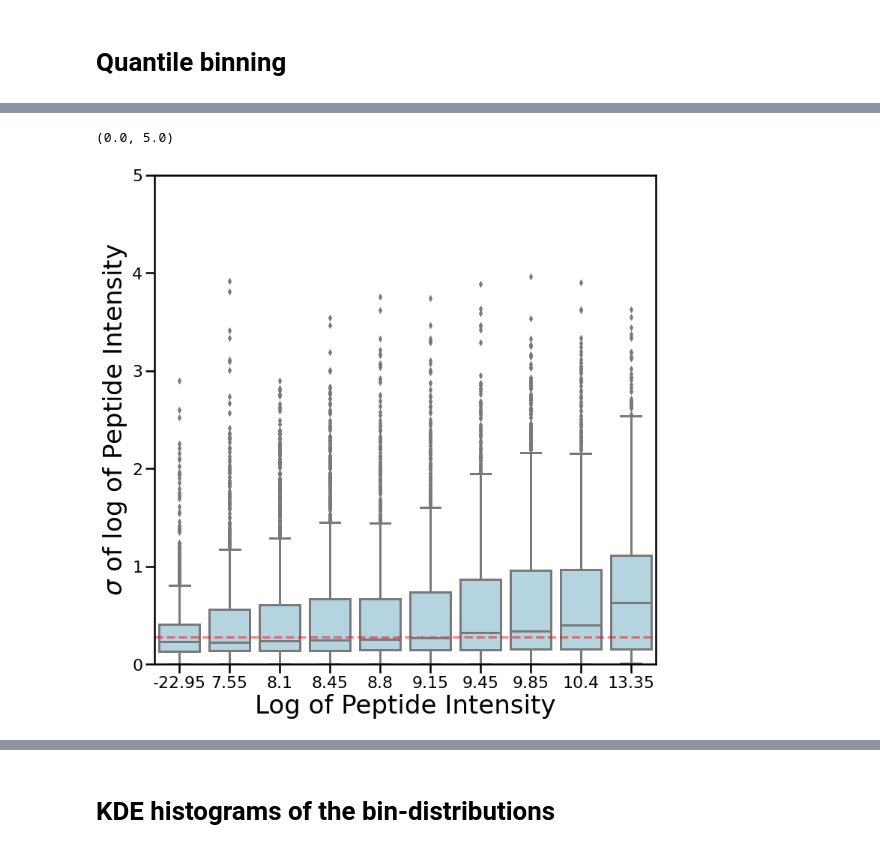
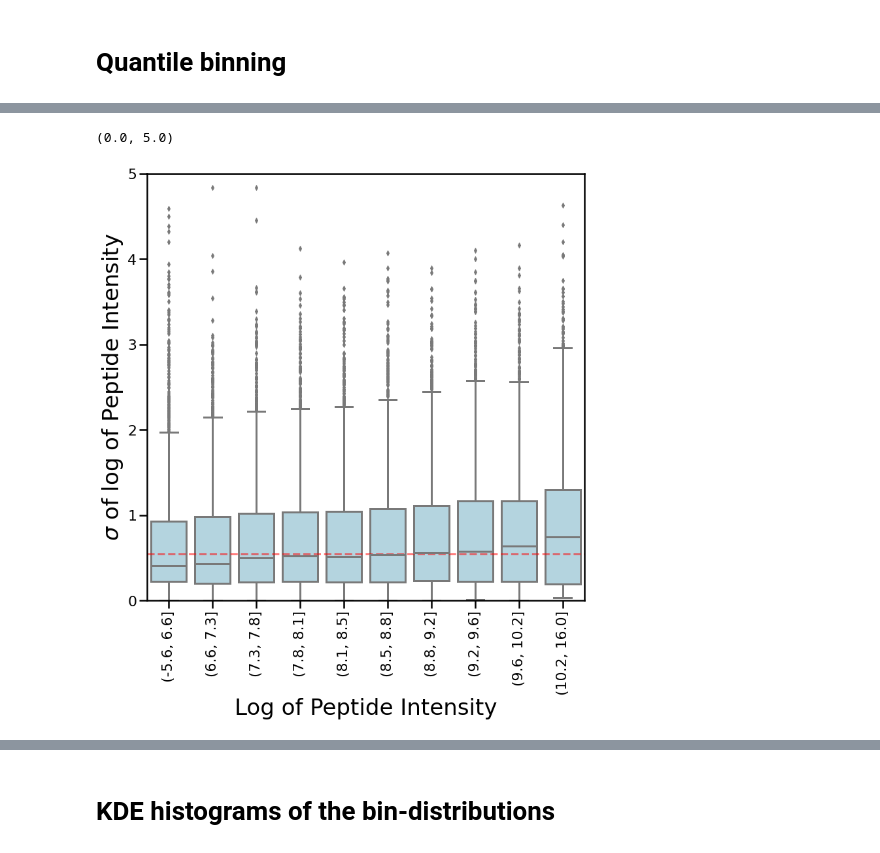
Before and after one commit to statisticalbiotechnology/dia_sum, a Jupyter notebook: result/2022-08-15_mu_sigma_scripts_test/2021-05-06-violinplot.ipynb, the cells around one changed output, grey strips where cells are left out. Cells and saved outputs as stored; diff of their text form; code cells hidden in the pictures.

```diff
--- a/result/2022-08-15_mu_sigma_scripts_test/2021-05-06-violinplot.ipynb
+++ b/result/2022-08-15_mu_sigma_scripts_test/2021-05-06-violinplot.ipynb
@@ -50,6 +50,7 @@ def read_in_and_filter(filename, m_score_treshold = 0.01):
 filename = "osw_output.HYE124_TTOF6600_32fix_lgillet_I150211_003-Pedro_-_Sample_2_-_SW32_-_Repl1.mzML_with_dscore.csv"
 #m_score_treshold = 0.01
 m_score_treshold = 0.00079433
+m_score_treshold = 0.01
 #m_score_treshold = 1.00
 df = pd.read_csv(filename, sep = "\t")
 df = df[df.decoy != 1]
@@ -164,14 +165,15 @@ Diff 21202 (1.5244463618061546)
 # %%
-
 import matplotlib.pyplot as plt
 import seaborn as sns
 
 def get_peptide_mu_sigma(df):
     df_means = df.groupby(df.index.get_level_values("FullPeptideName")).mean()
+    df_means["median"] = df.groupby(df.index.get_level_values("FullPeptideName")).median()
 
-    df_stat = pd.DataFrame(df_means.values, index = df_means.index, columns = ["mu"])
+    df_stat = pd.DataFrame(df_means.values, index = df_means.index, columns = ["mu", "median"])
     df_stat["std"] = df.groupby(df.index.get_level_values("FullPeptideName")).std()
     df_stat["std/mu-ratio"] = df_stat["std"] / df_stat["mu"]
+    df_stat["std/median-ratio"] = df_stat["std"] / df_stat["median"]
     return df_stat
 
 def select_specie_and_sample(df, specie = "HUMAN", sample = "1"):
@@ -327,10 +357,16 @@ df_stats
 q = 10
 df_stats["quantile_bin_mu"] = pd.qcut(df_stats["mu"], q=q, precision = 0)
 df_stats_filtered["quantile_bin_mu"] = pd.qcut(df_stats_filtered["mu"], q=q, precision = 0)
+
+df_stats["quantile_bin_median"] = pd.qcut(df_stats["median"], q=q, precision = 0)
+df_stats_filtered["quantile_bin_median"] = pd.qcut(df_stats_filtered["median"], q=q, precision = 0)
 # %%
 bin_median_function = lambda x: round((x.left + x.right)/2, 2)
 df_stats["quantile_bin_mu_median_of_bin_range"] = df_stats["quantile_bin_mu"].apply(bin_median_function)
 df_stats_filtered["quantile_bin_mu_median_of_bin_range"] = df_stats_filtered["quantile_bin_mu"].apply(bin_median_function)
+
+df_stats["quantile_bin_median_median_of_bin_range"] = df_stats["quantile_bin_median"].apply(bin_median_function)
+df_stats_filtered["quantile_bin_median_median_of_bin_range"] = df_stats_filtered["quantile_bin_median"].apply(bin_median_function)
 # %%
 f, ax = plt.subplots(1, 1, figsize = (12,12))
 sns.violinplot(x='quantile_bin_mu_median_of_bin_range', y='std', data=df_stats, ax=ax)
@@ -404,18 +440,19 @@ ax.tick_params(axis='x', which='major')#,labelrotation=90)
 # %%
 f, ax = plt.subplots(1, 1, figsize = (12,12))
 ax.axhline(y=df_stats_filtered["std"].median(), color='r', linestyle='--', alpha = 0.5)
+
 #sns.violinplot(x='quantile_bin_mu', y='std', data=df_stats, ax=ax)
-sns.boxplot(x='quantile_bin_mu_median_of_bin_range', y='std', data=df_stats_filtered, ax=ax, color="lightblue")
+sns.boxplot(x='quantile_bin_mu', y='std', data=df_stats_filtered, ax=ax, color="lightblue")
 
 
 ax.set_ylabel(r"$\sigma$ of log of Peptide Intensity", fontsize = 34)
 ax.set_xlabel("Log of Peptide Intensity", fontsize = 34)
-ax.tick_params(axis='x', which='major')#,labelrotation=90)
+ax.tick_params(axis='x', which='major',labelrotation=90)
 #ax.
 
 ax.set_ylim([0,5])
 
 #ax.set_ylim([-1,6])
 # %% [output]
 (0.0, 5.0)
-[figure, old version]
+[figure, new version]
```
Also changed, not shown: parts of 36 cells of this notebook, 4 other files.
